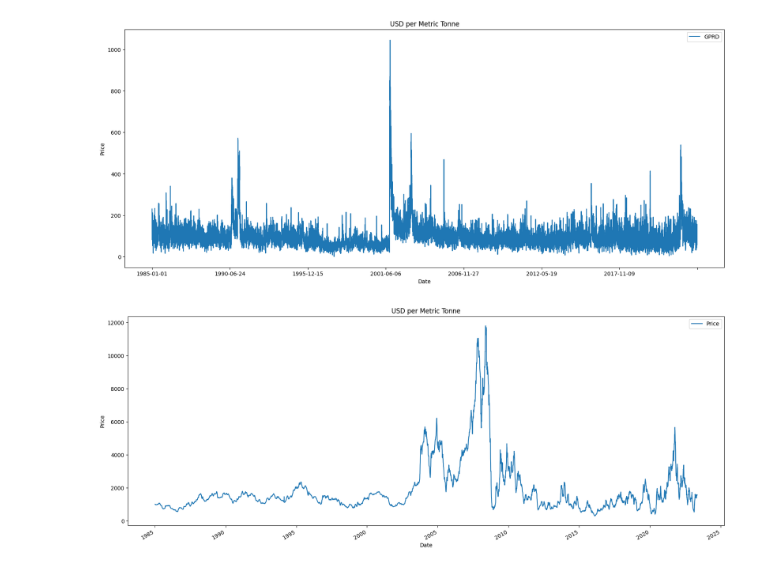
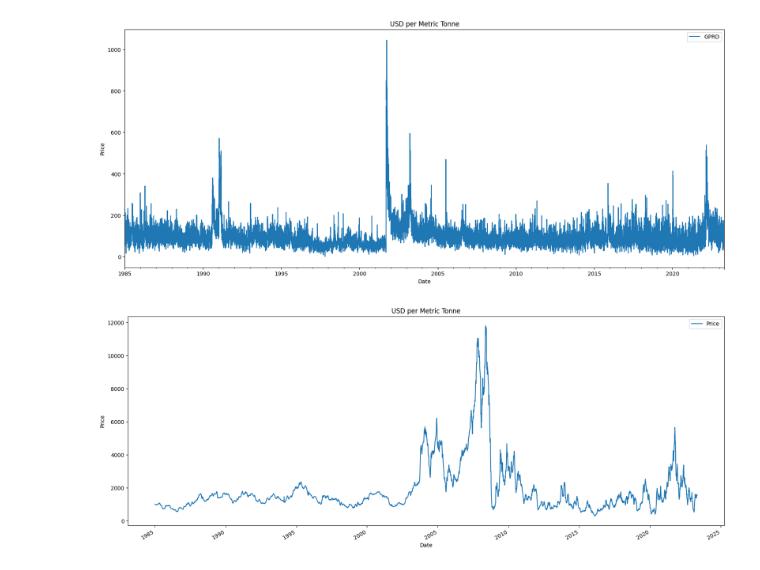
Before and after one commit to abaskon/Thesis, a Jupyter notebook: GPR_and_DBI.ipynb, the cells around one changed output. Drawn from its saved outputs; the diff is of its cells as text; code cells hidden in the pictures.

```diff
--- a/GPR_and_DBI.ipynb
+++ b/GPR_and_DBI.ipynb
@@ -10,5 +13,5 @@ dbi2 = pd.read_csv("https://raw.githubusercontent.com/abaskon/Thesis/main/Data/D
 # %%
-gpr1 = pd.read_csv("https://raw.githubusercontent.com/abaskon/Thesis/main/Data/data_gpr_daily_recent.csv")
-gpr2 = pd.read_csv("https://raw.githubusercontent.com/abaskon/Thesis/main/Data/data_gpr_export.csv")
+GPR = pd.read_csv("https://raw.githubusercontent.com/abaskon/Thesis/main/Data/data_gpr_daily_recent.csv")
+GPRE = pd.read_csv("https://raw.githubusercontent.com/abaskon/Thesis/main/Data/data_gpr_export.csv")
 
-gpr1['GPRD'] = gpr1['GPRD'].str.replace(',', '').astype(float)
+GPR['GPRD'] = GPR['GPRD'].str.replace(',', '').astype(float)
@@ -18,11 +18,14 @@ dbi2['Price'] = dbi2['Price'].str.replace(',', '').astype(float)
 # %%
 dbi1['Date'] = pd.to_datetime(dbi1['Date'], format='%m/%d/%Y')
 dbi2['Date'] = pd.to_datetime(dbi2['Date'], format='%m/%d/%Y')
+# %%
+GPR = GPR.rename(columns={'DAY': 'Date'})
 # %%
-gpr1['DAY'] = gpr1['DAY'].astype(str)
+GPR['Date'] = GPR['Date'].astype(str)
 # Convert the 'Date' column to datetime format
-gpr1['DAY'] = pd.to_datetime(gpr1['DAY'], format='%Y%m%d')
+GPR['Date'] = pd.to_datetime(GPR['Date'], format='%Y%m%d')
 
 # Convert the 'Date' column to the '%m/%d/%Y' format
-gpr1['DAY'] = gpr1['DAY'].dt.strftime('%Y-%m-%d')
+GPR['Date'] = GPR['Date'].dt.strftime('%Y-%m-%d')
+GPR['Date'] = pd.to_datetime(GPR['Date'])
 # %%
@@ -60,7 +69,7 @@ gpr1
 # %%
-plotgraph(gpr1,'DAY','GPRD')
+plotgraph(GPR,'Date','GPRD')
 # %% [output]
-[figure, old version]
+[figure, new version]
 # %%
 def plotgraph(df, x, y):
     df[y] = pd.to_numeric(df[y])
```
Also changed, not shown: parts of 7 cells of this notebook.
